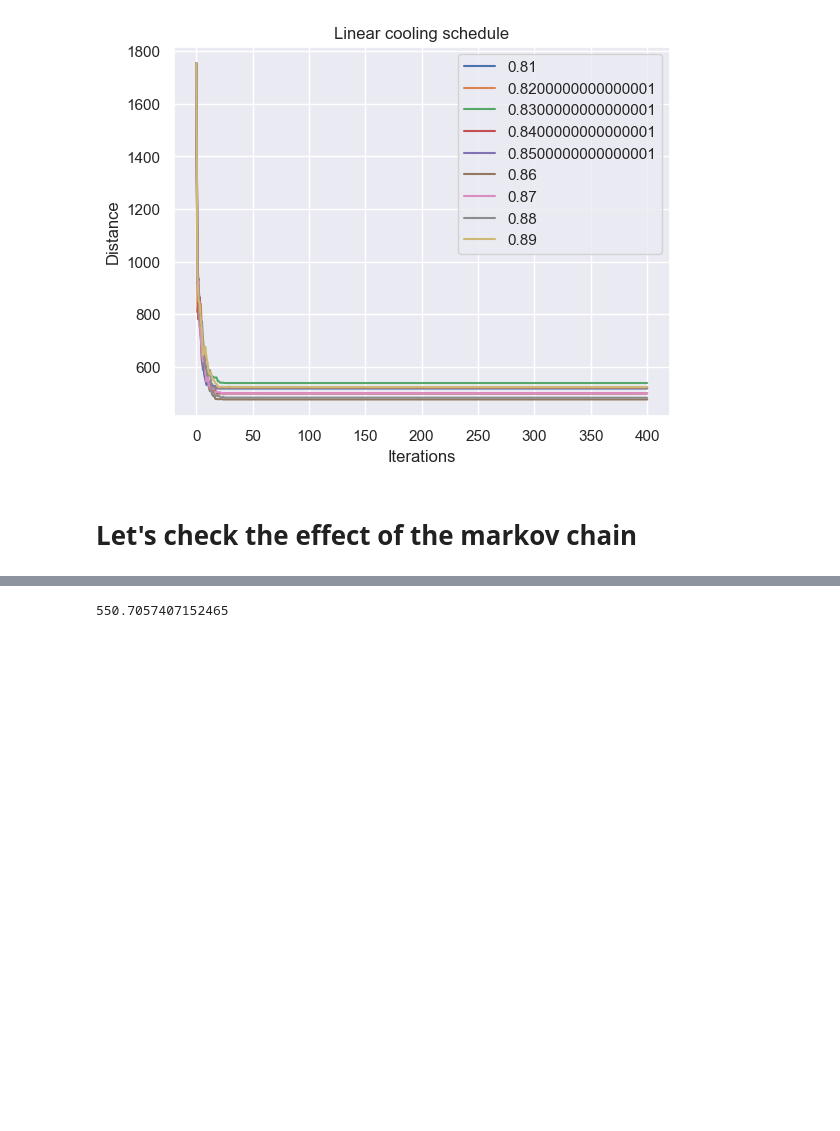
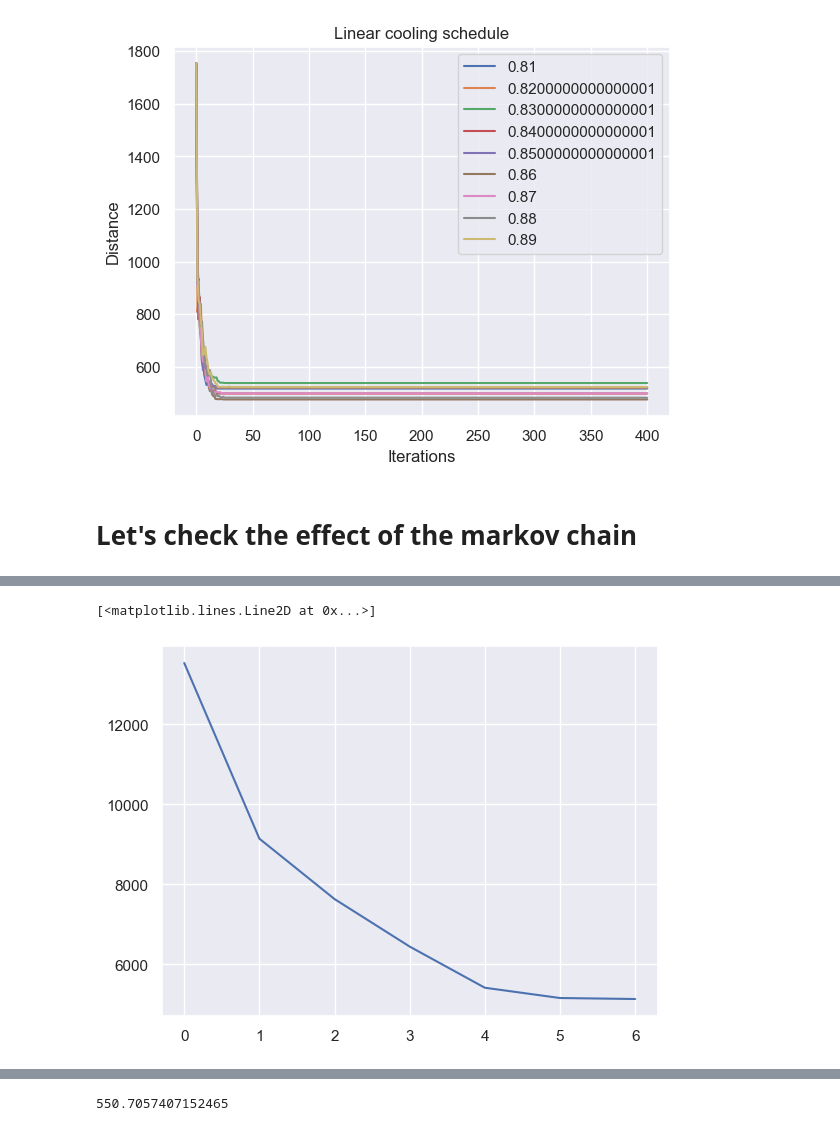
Before and after one commit to stebos100/Stochastic_simulations_22, a Jupyter notebook: Assignment3/YKE_TSP.ipynb, the cells around one changed output, grey strips where cells are left out. Saved outputs shown, nothing was run; the diff lists cells and outputs as text; code cells hidden in the pictures; blank space fills up the shorter version.

```diff
--- a/Assignment3/YKE_TSP.ipynb
+++ b/Assignment3/YKE_TSP.ipynb
@@ -467,0 +476,5 @@ NameError: name 'chain_heatmap' is not defined
+# %%
+plt.plot(chain_heatmap[-1,:])
+# %% [output]
+[<matplotlib.lines.Line2D at 0x...>]
+[figure, added]
```
Also changed, not shown: parts of 15 cells of this notebook, 3 other files.
